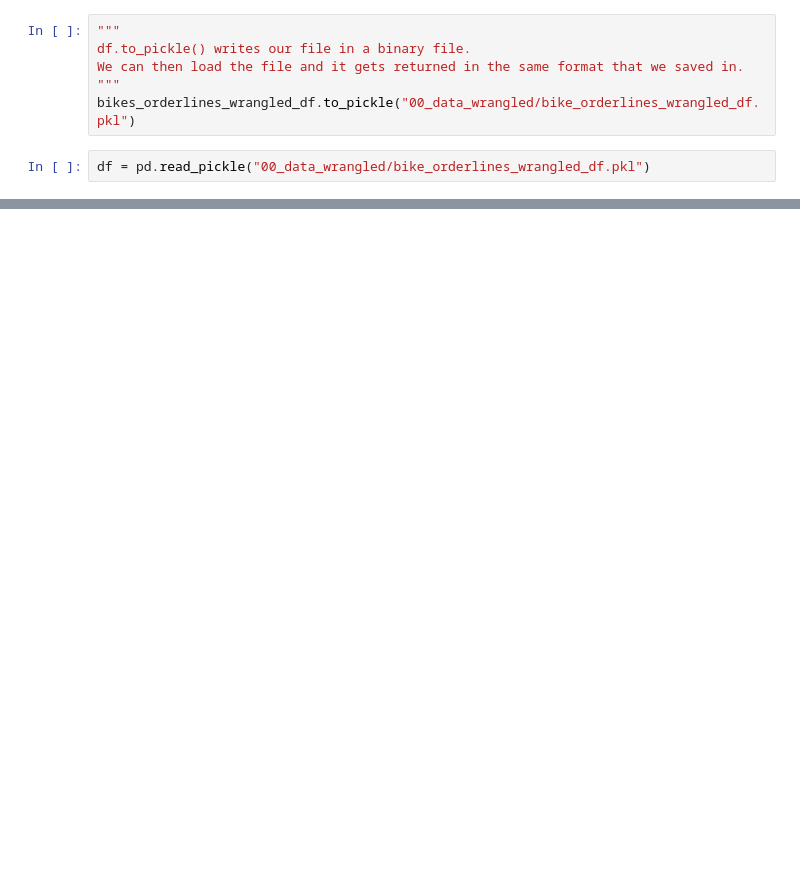
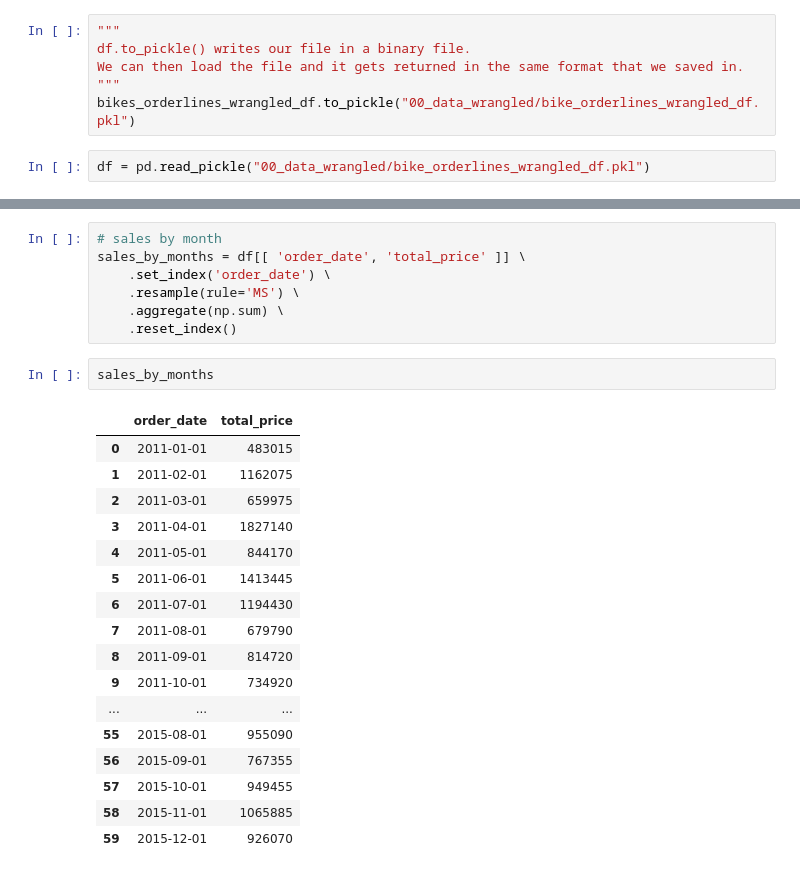
Before and after one commit to boodscode237/DS48_101, a Jupyter notebook: main.ipynb, the cells around one changed output, grey strips where cells are left out. Drawn from its saved outputs; the diff is of its cells as text; blank space fills up the shorter version.

Commit message:
sales by months

```diff
--- a/main.ipynb
+++ b/main.ipynb
@@ -867,0 +883,27 @@ Name: order_date, Length: 15644, dtype: int64
+# %%
+# sales by month
+sales_by_months = df[[ 'order_date', 'total_price' ]] \
+    .set_index('order_date') \
+    .resample(rule='MS') \
+    .aggregate(np.sum) \
+    .reset_index()
+# %%
+sales_by_months
+# %% [output]
+|  | order_date | total_price |
+| 0 | 2011-01-01 | 483015 |
+| 1 | 2011-02-01 | 1162075 |
+| 2 | 2011-03-01 | 659975 |
+| 3 | 2011-04-01 | 1827140 |
+| 4 | 2011-05-01 | 844170 |
+| 5 | 2011-06-01 | 1413445 |
+| 6 | 2011-07-01 | 1194430 |
+| 7 | 2011-08-01 | 679790 |
+| 8 | 2011-09-01 | 814720 |
+| 9 | 2011-10-01 | 734920 |
+| ... | ... | ... |
+| 55 | 2015-08-01 | 955090 |
+| 56 | 2015-09-01 | 767355 |
+| 57 | 2015-10-01 | 949455 |
+| 58 | 2015-11-01 | 1065885 |
+| 59 | 2015-12-01 | 926070 |
```
Also changed, not shown: parts of 14 cells of this notebook, 1 other file.
